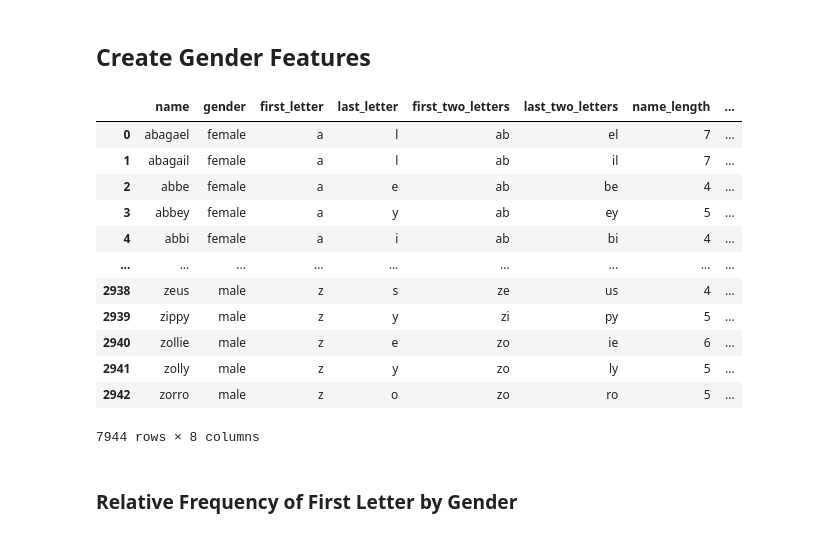
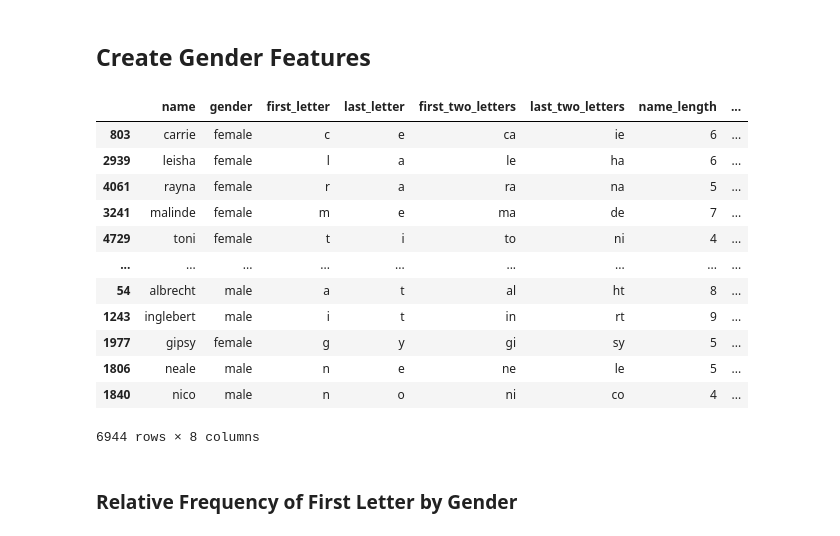
Before and after one commit to hellojohncruz/DATA-620, a Jupyter notebook: Project 3/names.ipynb, the cells around one changed output. Cells and saved outputs as stored; diff of their text form; code cells hidden in the pictures.

```diff
--- a/Project 3/names.ipynb
+++ b/Project 3/names.ipynb
@@ -100,19 +103,27 @@ names_df['vowel_count'] = names_df['name'].apply(count_vowels)
 # %%
-names_df
+features_train_set = train_set.copy()
+features_dev_test_set = dev_test_set.copy()
+features_test_set = test_set.copy()
+
+features_train_set = create_features(features_train_set)
+features_dev_test_set = create_features(features_dev_test_set)
+features_test_set = create_features(features_test_set)
-# %% [output]
-|  | name | gender | first_letter | last_letter | first_two_letters | last_two_letters | name_length | ... |
-| 0 | abagael | female | a | l | ab | el | 7 | ... |
-| 1 | abagail | female | a | l | ab | il | 7 | ... |
-| 2 | abbe | female | a | e | ab | be | 4 | ... |
-| 3 | abbey | female | a | y | ab | ey | 5 | ... |
-| 4 | abbi | female | a | i | ab | bi | 4 | ... |
-| ... | ... | ... | ... | ... | ... | ... | ... | ... |
-| 2938 | zeus | male | z | s | ze | us | 4 | ... |
-| 2939 | zippy | male | z | y | zi | py | 5 | ... |
-| 2940 | zollie | male | z | e | zo | ie | 6 | ... |
-| 2941 | zolly | male | z | y | zo | ly | 5 | ... |
-| 2942 | zorro | male | z | o | zo | ro | 5 | ... |
-7944 rows × 8 columns
+# %%
+features_train_set
+# %% [output]
+|  | name | gender | first_letter | last_letter | first_two_letters | last_two_letters | name_length | ... |
+| 803 | carrie | female | c | e | ca | ie | 6 | ... |
+| 2939 | leisha | female | l | a | le | ha | 6 | ... |
+| 4061 | rayna | female | r | a | ra | na | 5 | ... |
+| 3241 | malinde | female | m | e | ma | de | 7 | ... |
+| 4729 | toni | female | t | i | to | ni | 4 | ... |
+| ... | ... | ... | ... | ... | ... | ... | ... | ... |
+| 54 | albrecht | male | a | t | al | ht | 8 | ... |
+| 1243 | inglebert | male | i | t | in | rt | 9 | ... |
+| 1977 | gipsy | female | g | y | gi | sy | 5 | ... |
+| 1806 | neale | male | n | e | ne | le | 5 | ... |
+| 1840 | nico | male | n | o | ni | co | 4 | ... |
+6944 rows × 8 columns
 # %% [markdown]
 ### Relative Frequency of First Letter by Gender
 # %%
```
Also changed, not shown: parts of 8 cells of this notebook.
